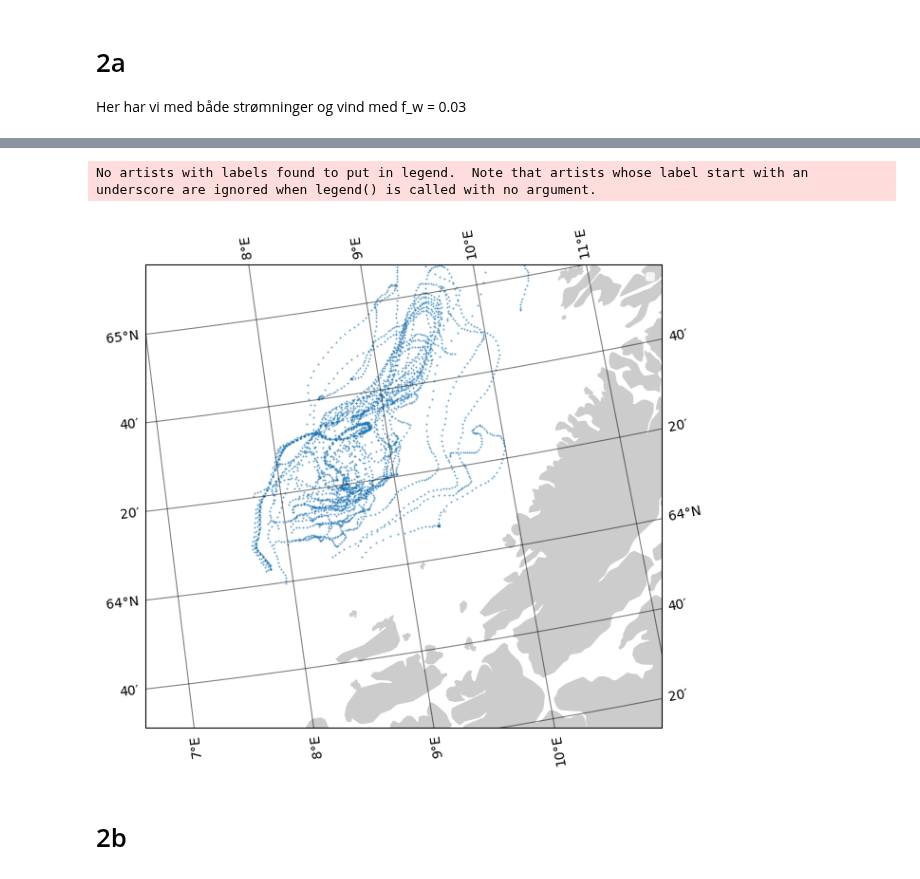
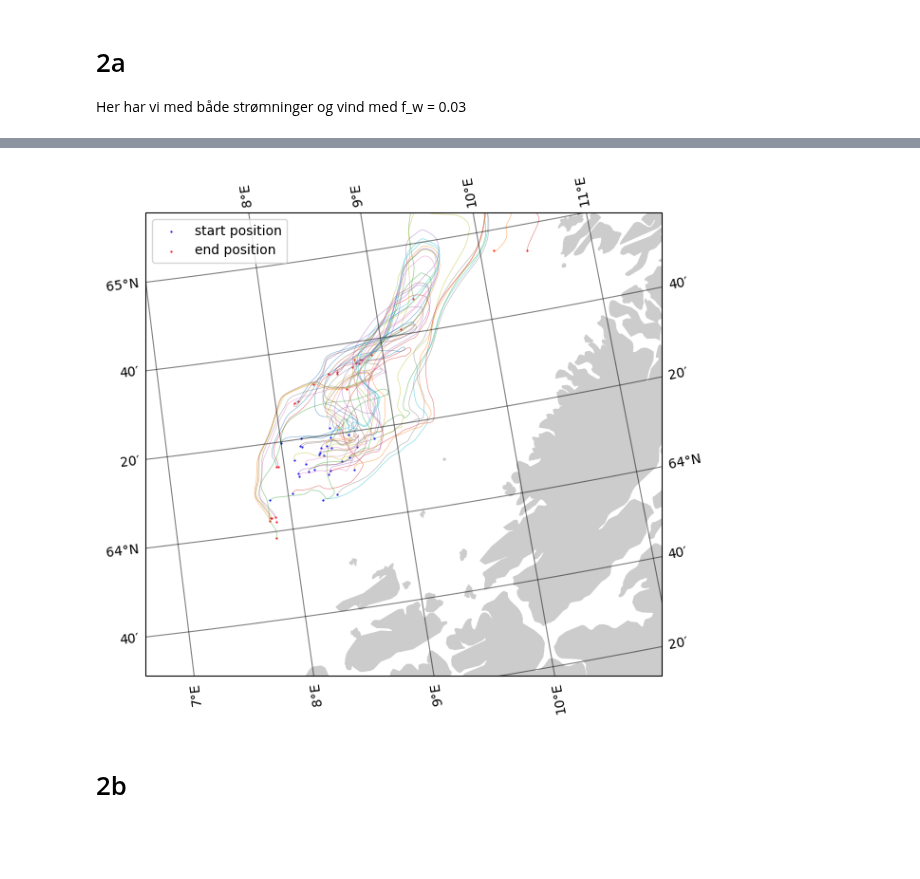
Before and after one commit to OliverRuden/TMA4320-scientific-computing, a Jupyter notebook: main.ipynb, the cells around one changed output, grey strips where cells are left out. Drawn from its saved outputs; the diff is of its cells as text; code cells hidden in the pictures; blank space fills up the shorter version.

Commit message:
new format of plotting

```diff
--- a/main.ipynb
+++ b/main.ipynb
@@ -155,33 +155,36 @@ plt.show()
 # %%
 fig = plt.figure(figsize=(9,6))
 ax = plt.axes(projection=ccrs.NorthPolarStereo())
 
 ax.add_feature(cfeature.NaturalEarthFeature('physical', 'land', '10m', color = '#cccccc'))
 
 # Create projection object for converting particle positions
 npstere = ccrs.Stereographic(
     central_latitude = 90,
     central_longitude = f.dataset.projection_stere.straight_vertical_longitude_from_pole,
     false_easting = f.dataset.projection_stere.false_easting,
     false_northing = f.dataset.projection_stere.false_northing,
     true_scale_latitude = f.dataset.projection_stere.standard_parallel,
 )
 
 # scatter plot positions, note the extra transform keyword
-ax.scatter(vals[:,0,:], vals[:,1,:], s=1, transform=npstere, lw=.5, alpha=.5)
+# ax.scatter(vals[:,0,:], vals[:,1,:], s=1, transform=npstere, lw=.5, alpha=.5)
+ax.plot(vals[:,0,:], vals[:,1,:], transform=npstere, lw=.5, alpha=.5)
+ax.scatter(vals[0,0,:], vals[0,1,:], transform=npstere, color = "blue", label = "start position", s = 0.3)
+ax.scatter(vals[-1,0,:], vals[-1,1,:], transform=npstere, color = "red", label = "end position", s = 0.3)
+
 
 
 # Make outline a bit larger
 ax.set_extent((7, 11, 63.5, 65))
 # Add gridlines
 gl = ax.gridlines(draw_labels=True, dms=True, x_inline=False, y_inline=False, alpha=.5, color='k')
 
 ax.legend()
 plt.tight_layout()
 plt.show()
 # %% [output]
-No artists with labels found to put in legend.  Note that artists whose label start with an underscore are ignored when legend() is called with no argument.
-[figure, old version]
+[figure, new version]
 # %% [markdown]
 # 2b
 # %%
```
Also changed, not shown: parts of 1 cell of this notebook.
